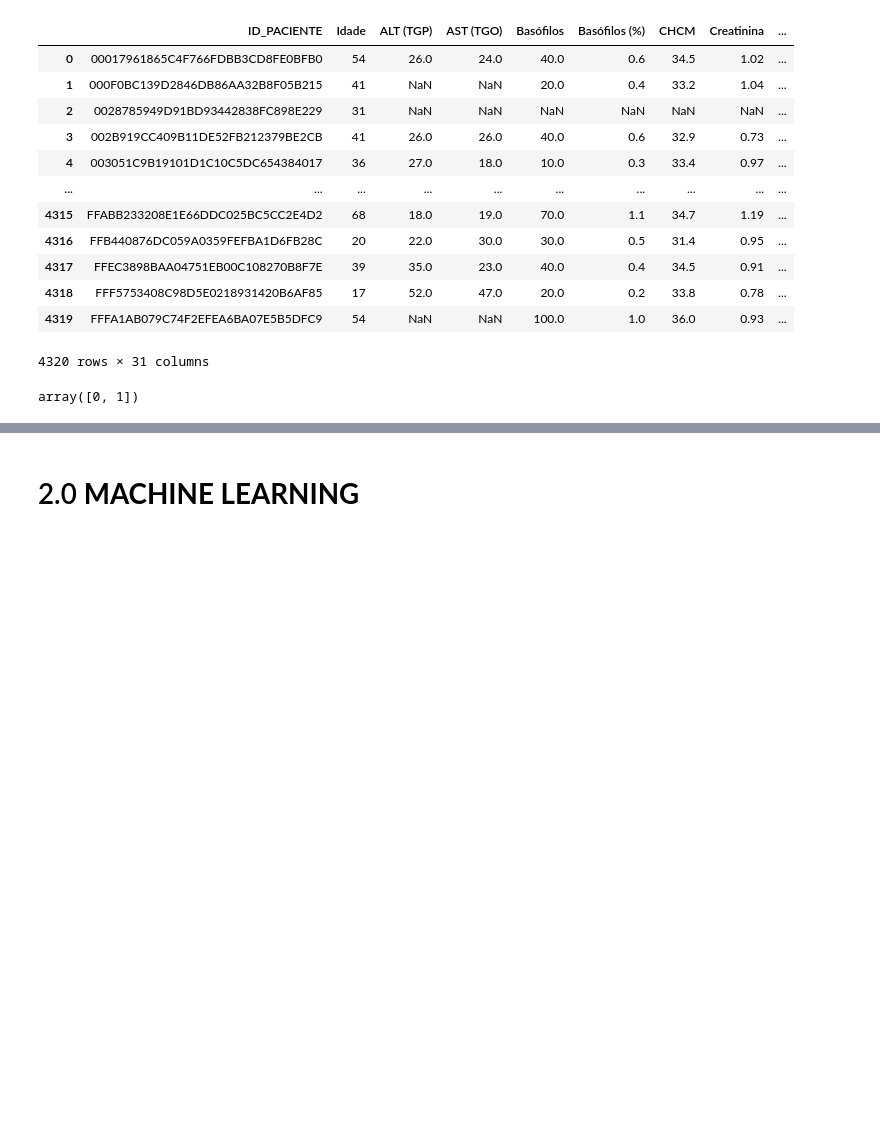
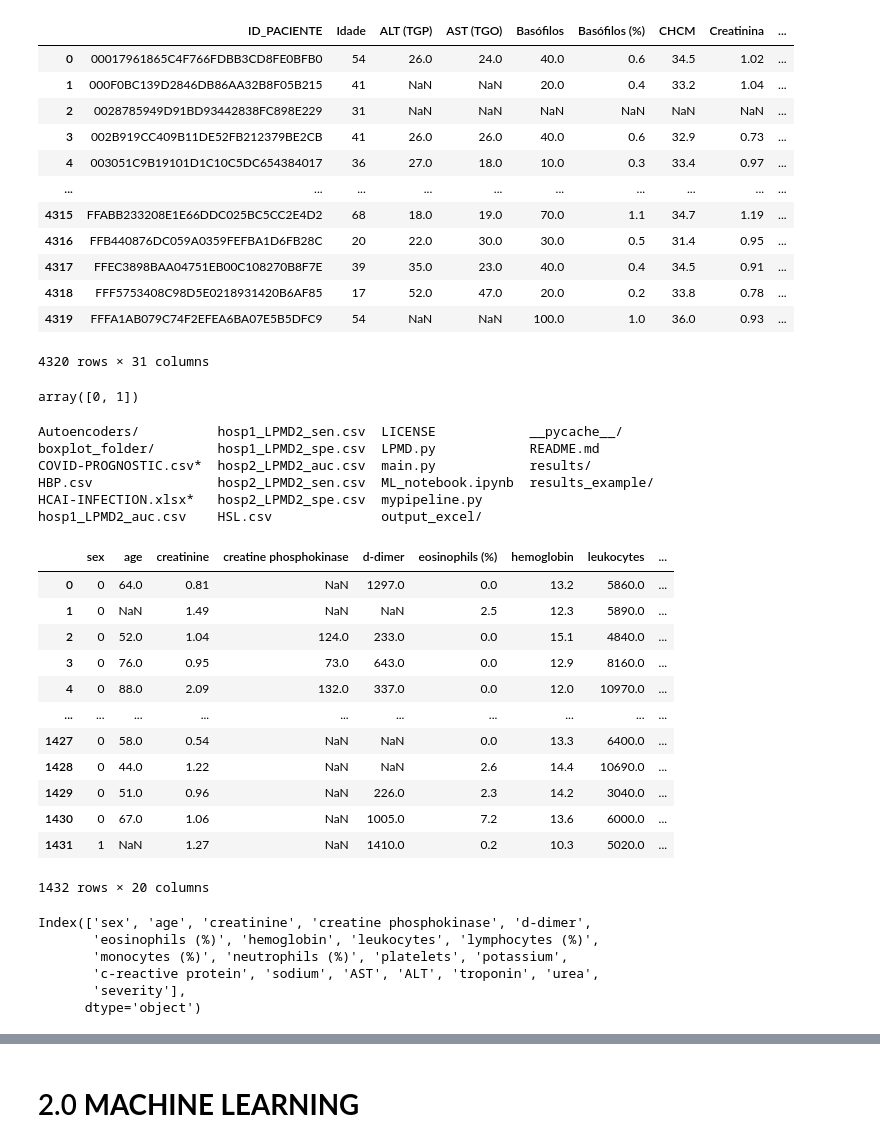
Before and after one commit to filipeloyola/LPMD-applied-COVID-19-datasets, a Jupyter notebook: ML_notebook.ipynb, the cells around one changed output, grey strips where cells are left out. Saved outputs shown, nothing was run; the diff lists cells and outputs as text; code cells hidden in the pictures; blank space fills up the shorter version.

```diff
--- a/ML_notebook.ipynb
+++ b/ML_notebook.ipynb
@@ -179,3 +190,49 @@ dataset2
 dataset2["TARGET"].unique()
 # %% [output]
 array([0, 1])
+# %%
+ls
+# %% [output]
+Autoencoders/          hosp1_LPMD2_sen.csv  LICENSE            __pycache__/
+boxplot_folder/        hosp1_LPMD2_spe.csv  LPMD.py            README.md
+COVID-PROGNOSTIC.csv*  hosp2_LPMD2_auc.csv  main.py            results/
+HBP.csv                hosp2_LPMD2_sen.csv  ML_notebook.ipynb  results_example/
+HCAI-INFECTION.xlsx*   hosp2_LPMD2_spe.csv  mypipeline.py
+hosp1_LPMD2_auc.csv    HSL.csv              output_excel/
+# %%
+# Dataset 3
+
+dataset3 = pd.read_csv("HSL.csv")
+
+dataset3.columns = ['sex', 'age', 'creatinine', 'creatine phosphokinase', 'd-dimer',
+       'eosinophils (%)', 'hemoglobin', 'leukocytes', 'lymphocytes (%)',
+       'monocytes (%)', 'neutrophils (%)', 'platelets', 'potassium',
+       'c-reactive protein', 'sodium', 'AST', 'ALT', 'troponin', 'urea',
+       'TARGET']
+
+dataset3["TARGET"].value_counts()
+
+dataset3
+# %% [output]
+|  | sex | age | creatinine | creatine phosphokinase | d-dimer | eosinophils (%) | hemoglobin | leukocytes | ... |
+| 0 | 0 | 64.0 | 0.81 | NaN | 1297.0 | 0.0 | 13.2 | 5860.0 | ... |
+| 1 | 0 | NaN | 1.49 | NaN | NaN | 2.5 | 12.3 | 5890.0 | ... |
+| 2 | 0 | 52.0 | 1.04 | 124.0 | 233.0 | 0.0 | 15.1 | 4840.0 | ... |
+| 3 | 0 | 76.0 | 0.95 | 73.0 | 643.0 | 0.0 | 12.9 | 8160.0 | ... |
+| 4 | 0 | 88.0 | 2.09 | 132.0 | 337.0 | 0.0 | 12.0 | 10970.0 | ... |
+| ... | ... | ... | ... | ... | ... | ... | ... | ... | ... |
+| 1427 | 0 | 58.0 | 0.54 | NaN | NaN | 0.0 | 13.3 | 6400.0 | ... |
+| 1428 | 0 | 44.0 | 1.22 | NaN | NaN | 2.6 | 14.4 | 10690.0 | ... |
+| 1429 | 0 | 51.0 | 0.96 | NaN | 226.0 | 2.3 | 14.2 | 3040.0 | ... |
+| 1430 | 0 | 67.0 | 1.06 | NaN | 1005.0 | 7.2 | 13.6 | 6000.0 | ... |
+| 1431 | 1 | NaN | 1.27 | NaN | 1410.0 | 0.2 | 10.3 | 5020.0 | ... |
+1432 rows × 20 columns
+# %%
+dataset3.columns
+# %% [output]
+Index(['sex', 'age', 'creatinine', 'creatine phosphokinase', 'd-dimer',
+       'eosinophils (%)', 'hemoglobin', 'leukocytes', 'lymphocytes (%)',
+       'monocytes (%)', 'neutrophils (%)', 'platelets', 'potassium',
+       'c-reactive protein', 'sodium', 'AST', 'ALT', 'troponin', 'urea',
+       'severity'],
+      dtype='object')
```
Also changed, not shown: parts of 6 cells of this notebook, 10 other files.
